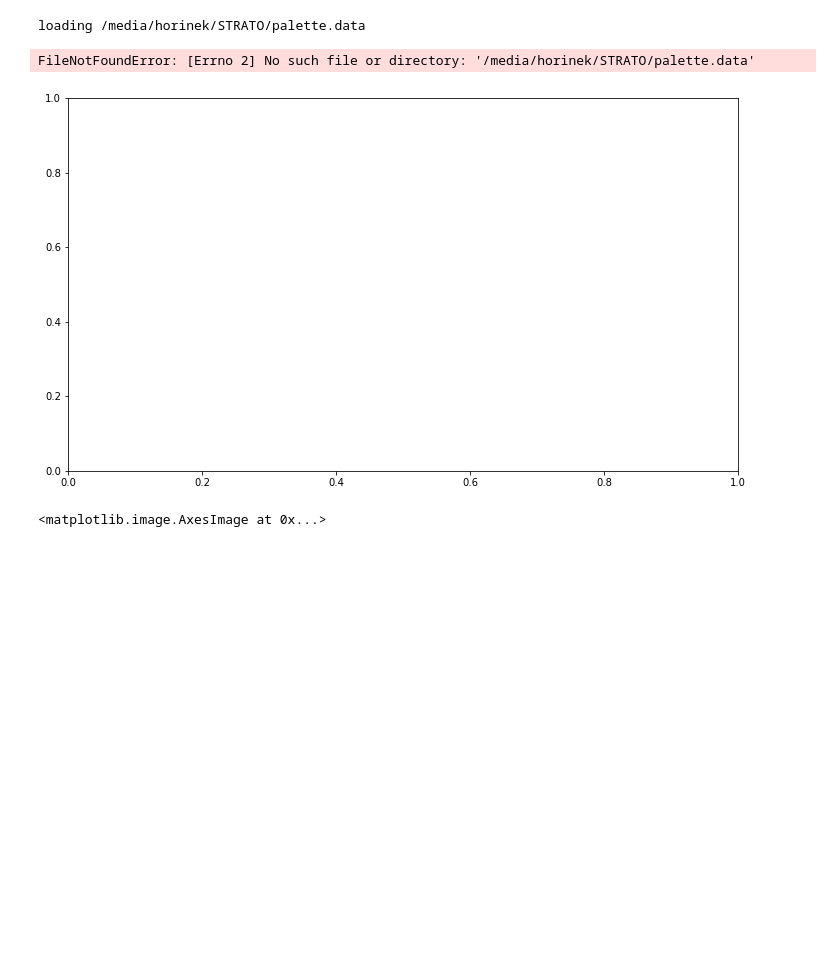
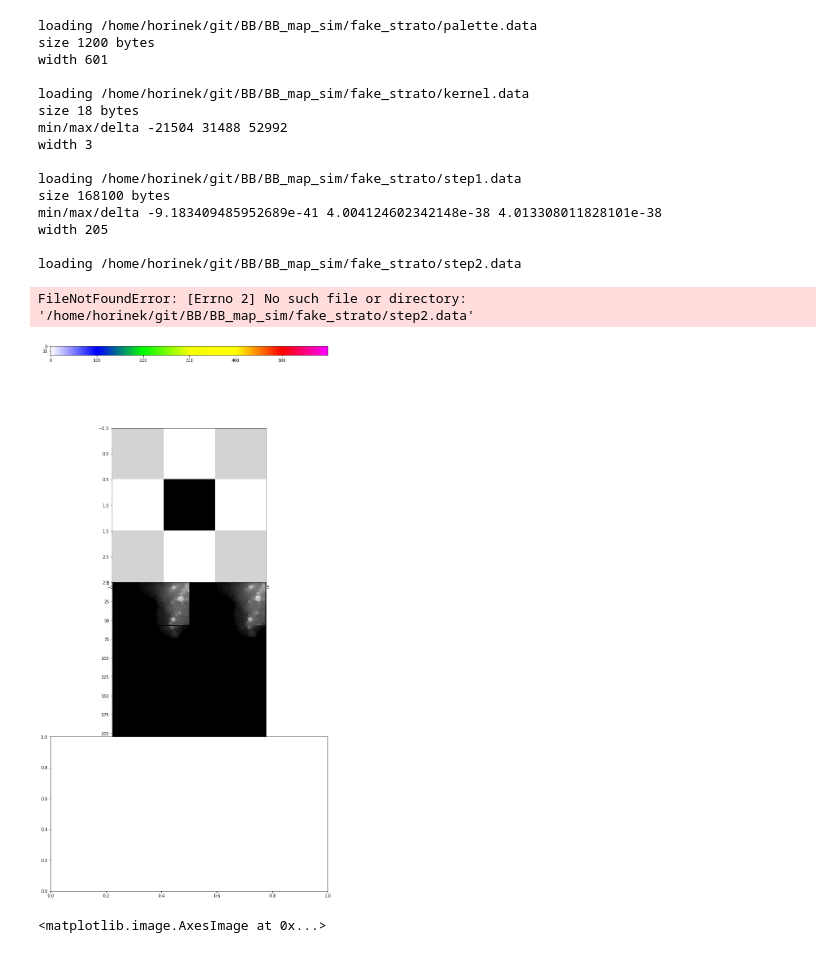
Before and after one commit to fhorinek/BB, a Jupyter notebook: Utilities/Map/notebooks/Layer visuals.ipynb, the cells around one changed output. Saved outputs shown, nothing was run; the diff lists cells and outputs as text; code cells hidden in the pictures; blank space fills up the shorter version.

```diff
--- a/Utilities/Map/notebooks/Layer visuals.ipynb
+++ b/Utilities/Map/notebooks/Layer visuals.ipynb
@@ -7,7 +7,7 @@ import math
 import matplotlib.pyplot as plt
 import matplotlib.image as mpimg
 
-base_path = "/media/horinek/STRATO"
+base_path = "/home/horinek/git/BB/BB_map_sim/fake_strato"
 
 def open_img(name, df, ax):
     path = os.path.join(base_path, name)
@@ -87,37 +87,51 @@ def open_img(name, df, ax):
         if len(row) == width:
             img_data.append(row)
             row = []
 
     #display
     if df == "pal":
         for __ in range(20):
             img_data.append(row)
 #         print(img_data)
 
     imgplot = ax.imshow(img_data)
     print()
 
     return values
 
 plt.rcParams['figure.figsize'] = [12, 12 * 4]
 
 fig = plt.figure()
 fig.subplots_adjust(hspace=0, wspace=0)
 
 h = 7
 w = 1
 
 open_img("palette.data", "pal", fig.add_subplot(h, w, 1))
-open_img("kernel.data", "flt", fig.add_subplot(h, w, 2))
+open_img("kernel.data", "int", fig.add_subplot(h, w, 2))
 open_img("step1.data", "flt", fig.add_subplot(h, w, 3))
 open_img("step2.data", "col", fig.add_subplot(h, w, 4))
 open_img("step3.data", "flt", fig.add_subplot(h, w, 5))
 open_img("step4.data", "flt", fig.add_subplot(h, w, 6))
 open_img("step5.data", "col", fig.add_subplot(h, w, 7));
 # %% [output]
-loading /media/horinek/STRATO/palette.data
+loading /home/horinek/git/BB/BB_map_sim/fake_strato/palette.data
+size 1200 bytes
+width 601
+
+loading /home/horinek/git/BB/BB_map_sim/fake_strato/kernel.data
+size 18 bytes
+min/max/delta -21504 31488 52992
+width 3
+
+loading /home/horinek/git/BB/BB_map_sim/fake_strato/step1.data
+size 168100 bytes
+min/max/delta -9.183409485952689e-41 4.004124602342148e-38 4.013308011828101e-38
+width 205
+
+loading /home/horinek/git/BB/BB_map_sim/fake_strato/step2.data
-FileNotFoundError: [Errno 2] No such file or directory: '/media/horinek/STRATO/palette.data'
+FileNotFoundError: [Errno 2] No such file or directory: '/home/horinek/git/BB/BB_map_sim/fake_strato/step2.data'
-[figure, old version]
+[figure, new version]
 # %%
 import colorsys
 
```
Also changed, not shown: parts of 2 cells of this notebook, 42 other files.
